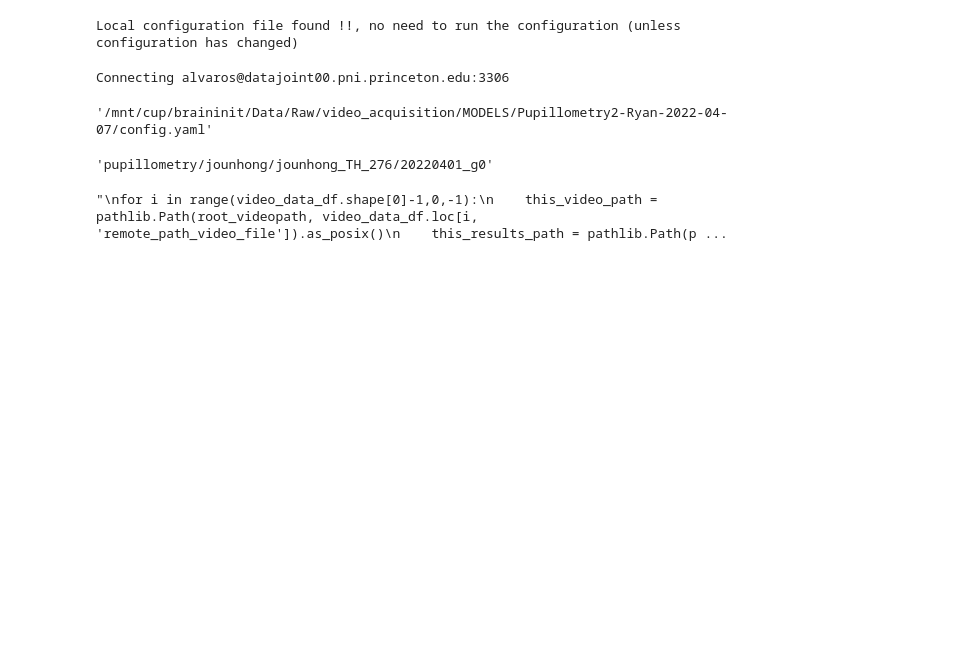
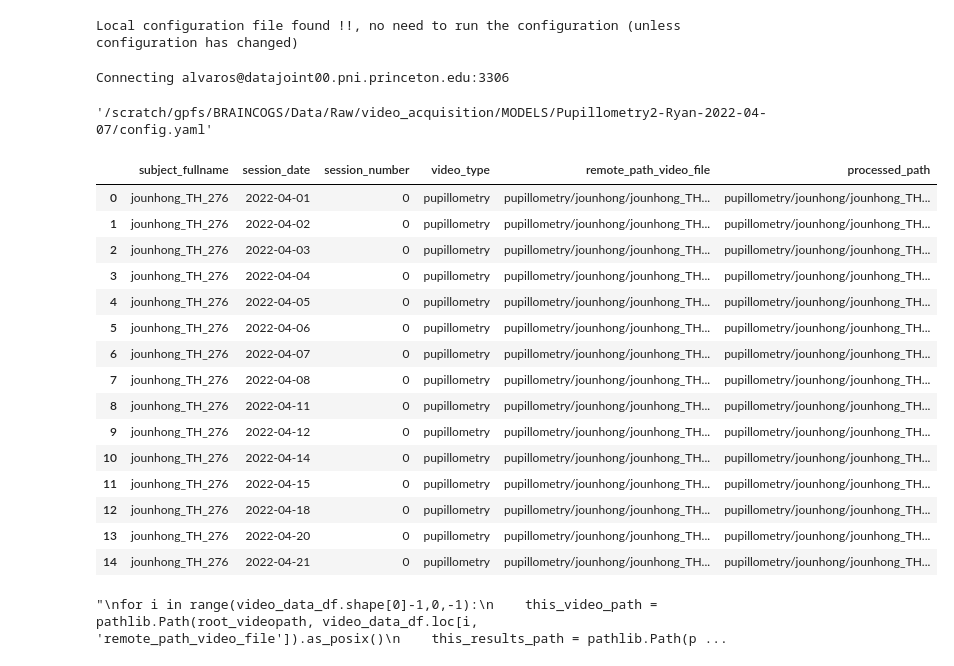
Before and after one commit to BrainCOGS/U19-pipeline-python, a Jupyter notebook: notebooks/pupillometry.ipynb, the cells around one changed output. Drawn from its saved outputs; the diff is of its cells as text; code cells hidden in the pictures; blank space fills up the shorter version.

Commit message:
Overhaul to adpat for new recording recording_process schema

```diff
--- a/notebooks/pupillometry.ipynb
+++ b/notebooks/pupillometry.ipynb
@@ -254,28 +254,43 @@ pupillometry_db = dj.create_virtual_module('pupillometry', 'u19_pupillometry')
 # %% [output]
 Connecting alvaros@datajoint00.pni.princeton.edu:3306
 # %%
-root_videopath = dj.config['custom']['dlc_root_data_dir']
+root_videopath = dj.config['custom']['dlc_root_data_dir2']
 
 modelPath = pathlib.Path(root_videopath, 'MODELS', 'Pupillometry2-Ryan-2022-04-07').as_posix()
 configPath = pathlib.Path(modelPath,'config.yaml').as_posix()
 
-proccesed_rootpath = dj.config['custom']['dlc_processed_data_dir']
+proccesed_rootpath = dj.config['custom']['dlc_processed_data_dir2']
 proccesed_rootpath = pathlib.Path(proccesed_rootpath, 'pupillometry').as_posix()
 configPath
 # %% [output]
-'/mnt/cup/braininit/Data/Raw/video_acquisition/MODELS/Pupillometry2-Ryan-2022-04-07/config.yaml'
+'/scratch/gpfs/BRAINCOGS/Data/Raw/video_acquisition/MODELS/Pupillometry2-Ryan-2022-04-07/config.yaml'
 # %%
 key = 'subject_fullname like "jounhong%"'
 video_data_df = pd.DataFrame((pupillometry_db.PupillometrySession * acquisition_db.SessionVideo & key).fetch("KEY", 'remote_path_video_file', as_dict=True))
 
 video_data_df['remote_path_video_file'] = 'pupillometry/' + video_data_df['remote_path_video_file']
 video_data_df.loc[0,'remote_path_video_file']
 
 video_data_df['processed_path'] = video_data_df['remote_path_video_file'].apply(lambda x : pathlib.Path(x).parent.as_posix())
 
-video_data_df.loc[0, 'processed_path']
+video_data_df
 # %% [output]
-'pupillometry/jounhong/jounhong_TH_276/20220401_g0'
+|  | subject_fullname | session_date | session_number | video_type | remote_path_video_file | processed_path |
+| 0 | jounhong_TH_276 | 2022-04-01 | 0 | pupillometry | pupillometry/jounhong/jounhong_TH... | pupillometry/jounhong/jounhong_TH... |
+| 1 | jounhong_TH_276 | 2022-04-02 | 0 | pupillometry | pupillometry/jounhong/jounhong_TH... | pupillometry/jounhong/jounhong_TH... |
+| 2 | jounhong_TH_276 | 2022-04-03 | 0 | pupillometry | pupillometry/jounhong/jounhong_TH... | pupillometry/jounhong/jounhong_TH... |
+| 3 | jounhong_TH_276 | 2022-04-04 | 0 | pupillometry | pupillometry/jounhong/jounhong_TH... | pupillometry/jounhong/jounhong_TH... |
+| 4 | jounhong_TH_276 | 2022-04-05 | 0 | pupillometry | pupillometry/jounhong/jounhong_TH... | pupillometry/jounhong/jounhong_TH... |
+| 5 | jounhong_TH_276 | 2022-04-06 | 0 | pupillometry | pupillometry/jounhong/jounhong_TH... | pupillometry/jounhong/jounhong_TH... |
+| 6 | jounhong_TH_276 | 2022-04-07 | 0 | pupillometry | pupillometry/jounhong/jounhong_TH... | pupillometry/jounhong/jounhong_TH... |
+| 7 | jounhong_TH_276 | 2022-04-08 | 0 | pupillometry | pupillometry/jounhong/jounhong_TH... | pupillometry/jounhong/jounhong_TH... |
+| 8 | jounhong_TH_276 | 2022-04-11 | 0 | pupillometry | pupillometry/jounhong/jounhong_TH... | pupillometry/jounhong/jounhong_TH... |
+| 9 | jounhong_TH_276 | 2022-04-12 | 0 | pupillometry | pupillometry/jounhong/jounhong_TH... | pupillometry/jounhong/jounhong_TH... |
+| 10 | jounhong_TH_276 | 2022-04-14 | 0 | pupillometry | pupillometry/jounhong/jounhong_TH... | pupillometry/jounhong/jounhong_TH... |
+| 11 | jounhong_TH_276 | 2022-04-15 | 0 | pupillometry | pupillometry/jounhong/jounhong_TH... | pupillometry/jounhong/jounhong_TH... |
+| 12 | jounhong_TH_276 | 2022-04-18 | 0 | pupillometry | pupillometry/jounhong/jounhong_TH... | pupillometry/jounhong/jounhong_TH... |
+| 13 | jounhong_TH_276 | 2022-04-20 | 0 | pupillometry | pupillometry/jounhong/jounhong_TH... | pupillometry/jounhong/jounhong_TH... |
+| 14 | jounhong_TH_276 | 2022-04-21 | 0 | pupillometry | pupillometry/jounhong/jounhong_TH... | pupillometry/jounhong/jounhong_TH... |
 # %%
 '''
 for i in range(video_data_df.shape[0]-1,0,-1):
```
Also changed, not shown: parts of 3 cells of this notebook, 13 other files.
